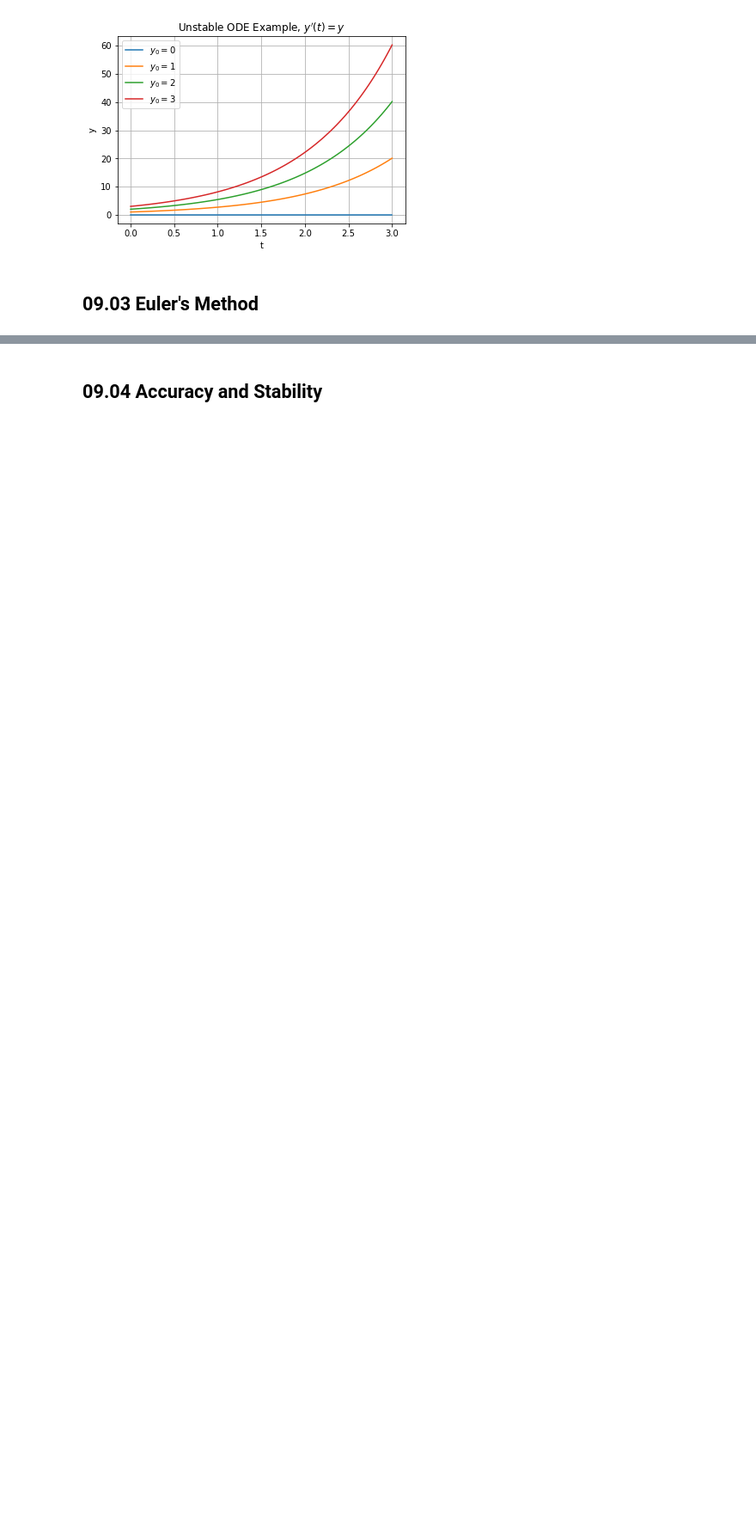
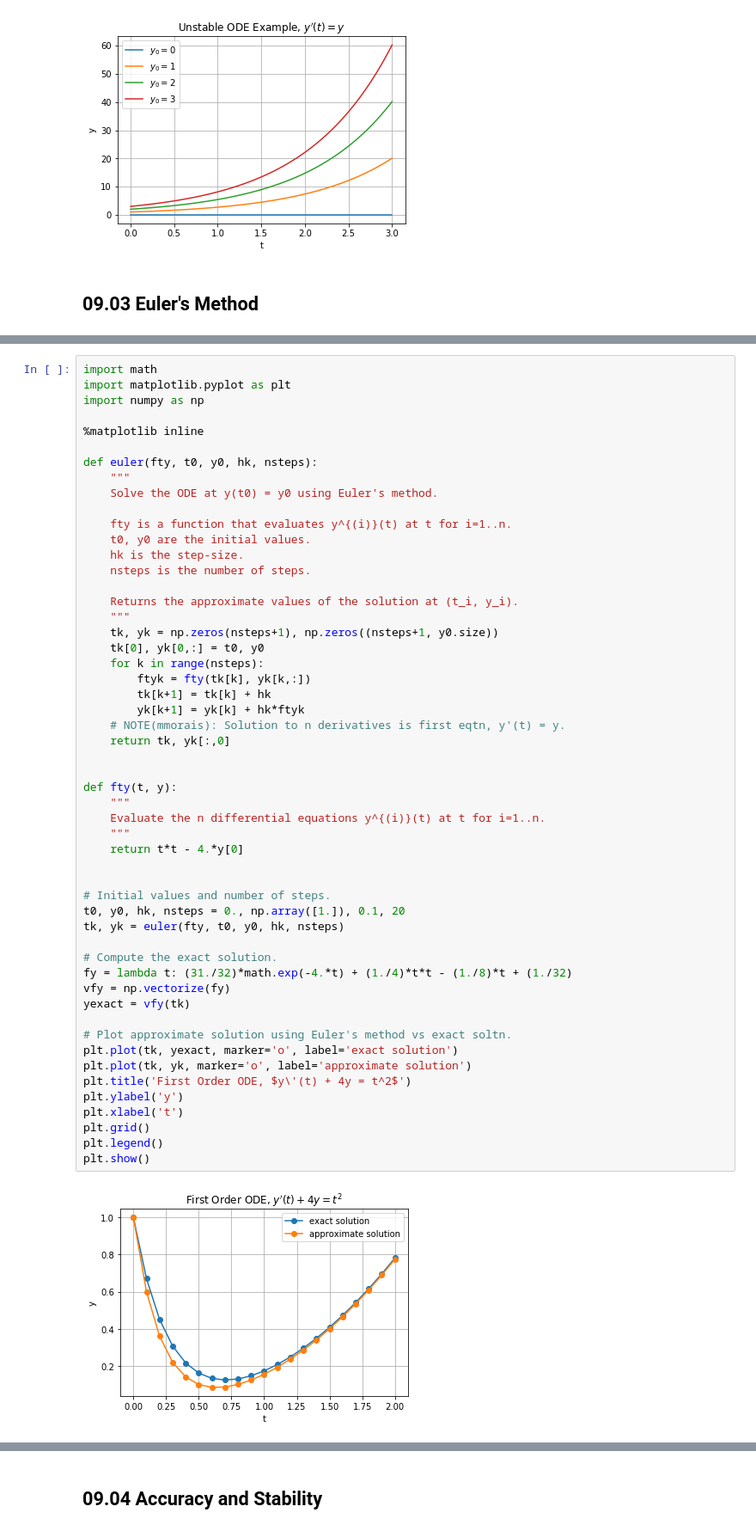
Before and after one commit to marcoemorais/numerics-python, a Jupyter notebook: notes/09-Initial-Value-Problems-for-ODE.ipynb, the cells around one changed output, grey strips where cells are left out. Shown at 86% size. Drawn from its saved outputs; the diff is of its cells as text; blank space fills up the shorter version.

Commit message:
Update 09-Initial-Value-Problems-for-ODE

```diff
--- a/notes/09-Initial-Value-Problems-for-ODE.ipynb
+++ b/notes/09-Initial-Value-Problems-for-ODE.ipynb
@@ -260,0 +297,55 @@ Global error will be **greater** than sum of local errors when solution is unsta
+# %%
+import math
+import matplotlib.pyplot as plt
+import numpy as np
+
+%matplotlib inline
+
+def euler(fty, t0, y0, hk, nsteps):
+    """
+    Solve the ODE at y(t0) = y0 using Euler's method.
+
+    fty is a function that evaluates y^{(i)}(t) at t for i=1..n.
+    t0, y0 are the initial values.
+    hk is the step-size.
+    nsteps is the number of steps.
+
+    Returns the approximate values of the solution at (t_i, y_i).
+    """
+    tk, yk = np.zeros(nsteps+1), np.zeros((nsteps+1, y0.size))
+    tk[0], yk[0,:] = t0, y0
+    for k in range(nsteps):
+        ftyk = fty(tk[k], yk[k,:])
+        tk[k+1] = tk[k] + hk
+        yk[k+1] = yk[k] + hk*ftyk
+    # NOTE(mmorais): Solution to n derivatives is first eqtn, y'(t) = y.
+    return tk, yk[:,0]
+
+
+def fty(t, y):
+    """
+    Evaluate the n differential equations y^{(i)}(t) at t for i=1..n.
+    """
+    return t*t - 4.*y[0]
+
+
+# Initial values and number of steps.
+t0, y0, hk, nsteps = 0., np.array([1.]), 0.1, 20
+tk, yk = euler(fty, t0, y0, hk, nsteps)
+
+# Compute the exact solution.
+fy = lambda t: (31./32)*math.exp(-4.*t) + (1./4)*t*t - (1./8)*t + (1./32)
+vfy = np.vectorize(fy)
+yexact = vfy(tk)
+
+# Plot approximate solution using Euler's method vs exact soltn.
+plt.plot(tk, yexact, marker='o', label='exact solution')
+plt.plot(tk, yk, marker='o', label='approximate solution')
+plt.title('First Order ODE, $y\'(t) + 4y = t^2$')
+plt.ylabel('y')
+plt.xlabel('t')
+plt.grid()
+plt.legend()
+plt.show()
+# %% [output]
+[figure, added]
```
Also changed, not shown: parts of 20 cells of this notebook, 1 other file.
